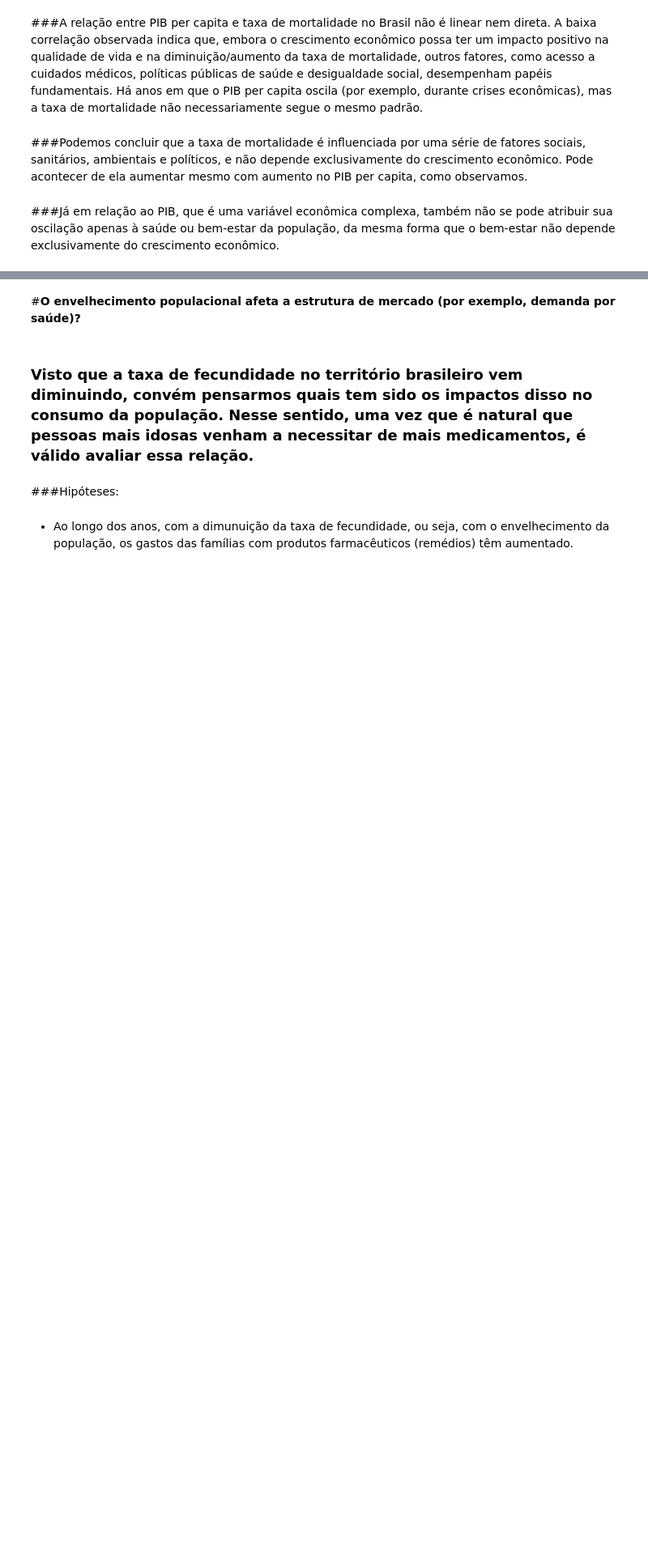
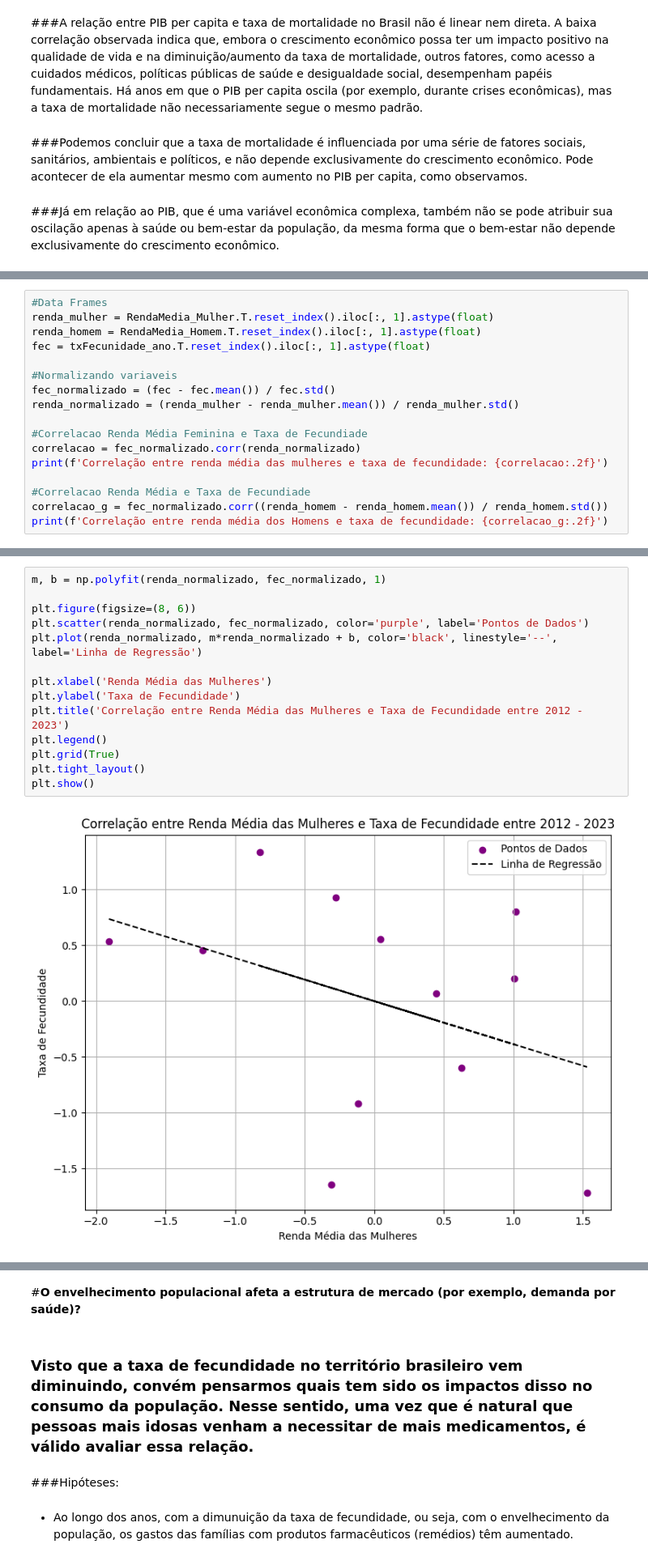
Before and after one commit to gabyxsantos/Economia, a Jupyter notebook: atualizandodf.ipynb, the cells around one changed output, grey strips where cells are left out. Shown at 81% size. Saved outputs shown, nothing was run; the diff lists cells and outputs as text; blank space fills up the shorter version.

```diff
--- a/atualizandodf.ipynb
+++ b/atualizandodf.ipynb
@@ -1050,0 +1110,17 @@ Correlação entre PIB Per Capita e Taxa de Mortalidade Bruta: 0.17
+# %%
+#Data Frames
+renda_mulher = RendaMedia_Mulher.T.reset_index().iloc[:, 1].astype(float)
+renda_homem = RendaMedia_Homem.T.reset_index().iloc[:, 1].astype(float)
+fec = txFecunidade_ano.T.reset_index().iloc[:, 1].astype(float)
+
+#Normalizando variaveis
+fec_normalizado = (fec - fec.mean()) / fec.std()
+renda_normalizado = (renda_mulher - renda_mulher.mean()) / renda_mulher.std()
+
+#Correlacao Renda Média Feminina e Taxa de Fecundiade
+correlacao = fec_normalizado.corr(renda_normalizado)
+print(f'Correlação entre renda média das mulheres e taxa de fecundidade: {correlacao:.2f}')
+
+#Correlacao Renda Média e Taxa de Fecundiade
+correlacao_g = fec_normalizado.corr((renda_homem - renda_homem.mean()) / renda_homem.std())
+print(f'Correlação entre renda média dos Homens e taxa de fecundidade: {correlacao_g:.2f}')
@@ -1050,0 +1133,16 @@ Correlação entre PIB Per Capita e Taxa de Mortalidade Bruta: 0.17
+# %%
+m, b = np.polyfit(renda_normalizado, fec_normalizado, 1)
+
+plt.figure(figsize=(8, 6))
+plt.scatter(renda_normalizado, fec_normalizado, color='purple', label='Pontos de Dados')
+plt.plot(renda_normalizado, m*renda_normalizado + b, color='black', linestyle='--', label='Linha de Regressão')
+
+plt.xlabel('Renda Média das Mulheres')
+plt.ylabel('Taxa de Fecundidade')
+plt.title('Correlação entre Renda Média das Mulheres e Taxa de Fecundidade entre 2012 - 2023')
+plt.legend()
+plt.grid(True)
+plt.tight_layout()
+plt.show()
+# %% [output]
+[figure, added]
```
Also changed, not shown: parts of 29 cells of this notebook.
